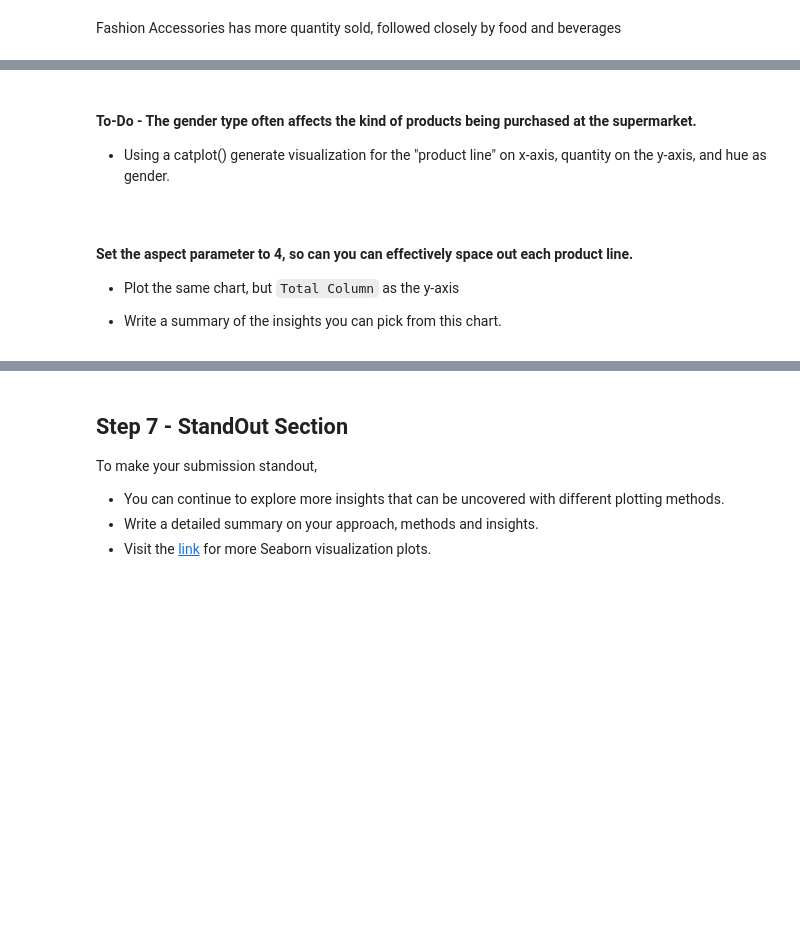
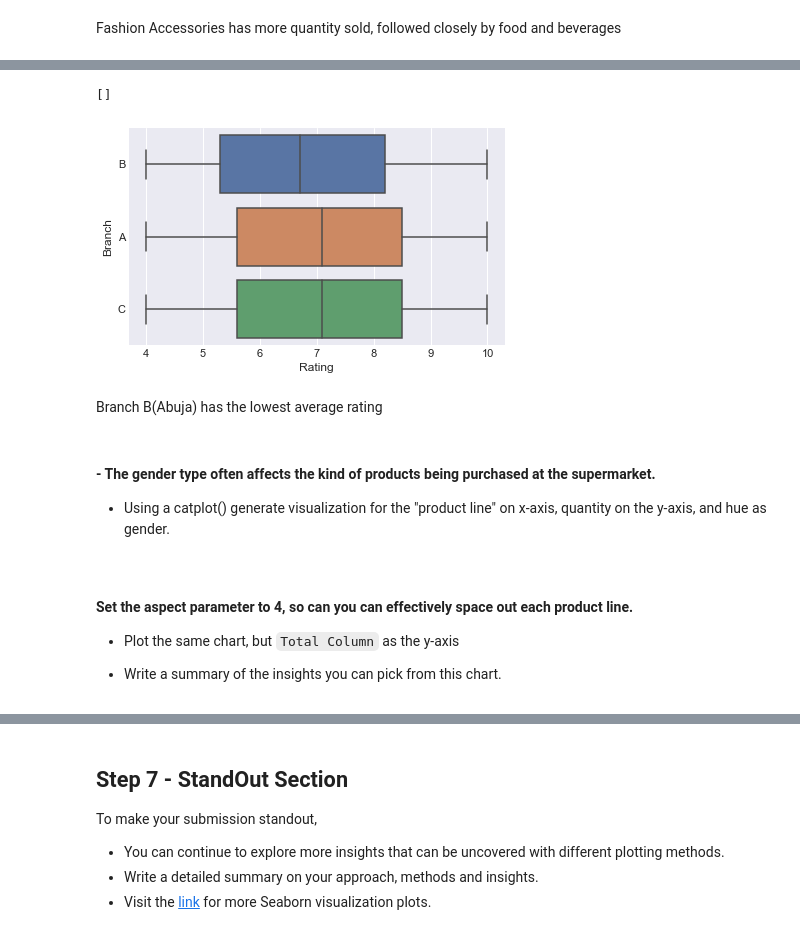
Before and after one commit to Grace2705/Data-Analysis-Project, a Jupyter notebook: Starter_notebook.ipynb, the cells around one changed output, grey strips where cells are left out. Cells and saved outputs as stored; diff of their text form; code cells hidden in the pictures; blank space fills up the shorter version.

```diff
--- a/Starter_notebook.ipynb
+++ b/Starter_notebook.ipynb
@@ -522,5 +529,13 @@ Count Plot Tips - Use the hue parameter for the "branch" column
+# %%
+ax = sns.boxplot(x= 'Rating', y = 'Branch', data= merged)
+plt.plot()
+# %% [output]
+[]
+[figure, added]
+# %% [markdown]
+Branch B(Abuja) has the lowest average rating
 # %% [markdown]
-#### To-Do - The gender type often affects the kind of products being purchased at the supermarket.
+####  - The gender type often affects the kind of products being purchased at the supermarket.
 * Using a catplot() generate visualization for the "product line" on x-axis, quantity on the y-axis, and hue as gender.
 <br/>
 
```
Also changed, not shown: parts of 20 cells of this notebook, 1 other file.
